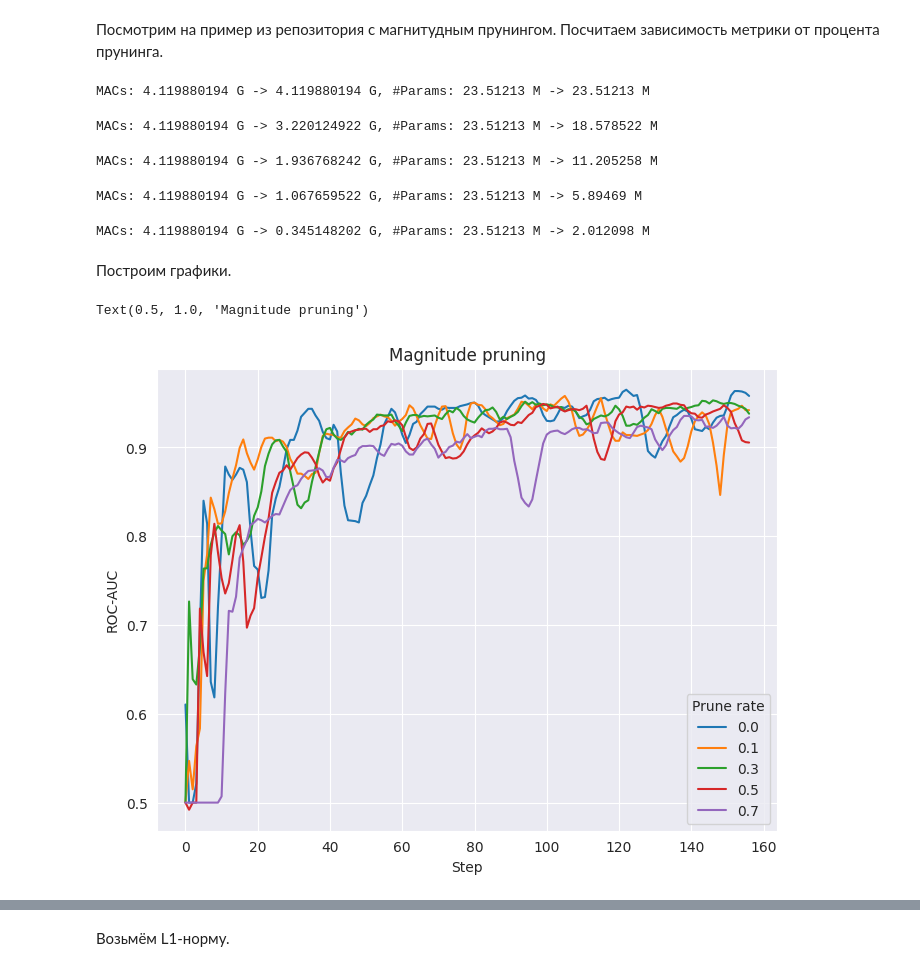
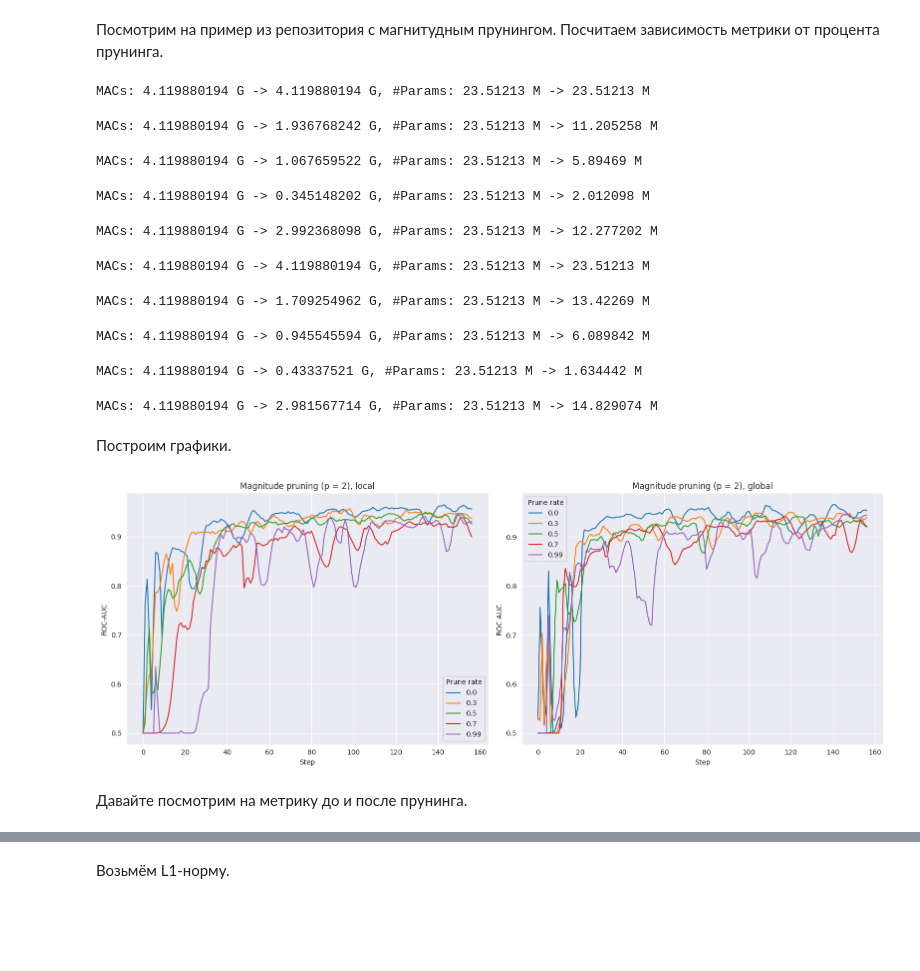
Before and after one commit to intsystems/Zero-shot-structural-pruning, a Jupyter notebook: src/depgraph-experiments.ipynb, the cells around one changed output, grey strips where cells are left out. Saved outputs shown, nothing was run; the diff lists cells and outputs as text; code cells hidden in the pictures; blank space fills up the shorter version.

```diff
--- a/src/depgraph-experiments.ipynb
+++ b/src/depgraph-experiments.ipynb
@@ -248,37 +253,67 @@ model.fc = torch.nn.Linear(model.fc.in_features, 2)
 # %% [markdown]
 Посмотрим на пример из репозитория с магнитудным прунингом. Посчитаем зависимость метрики от процента прунинга.
 # %%
-history = []
+history_local = []
+history_global = []
 
-prune_rate_grid = [0.0, 0.1, 0.3, 0.5, 0.7]
-for prune_rate in tqdm(prune_rate_grid, desc='prune rate'):
+prune_rate_grid = [0.0, 0.3, 0.5, 0.7, 0.99]
+for prune_rate in tqdm(prune_rate_grid, desc='prune rate, local'):
     pruned_model = depgraph_prune_model(
         model,
         tp.importance.GroupMagnitudeImportance(p=2),
-        prune_rate
+        prune_rate,
+        global_pruning=False
         )
 
-    history.append(
+    history_local.append(
         train_loop(pruned_model, trainloader, testloader)
     )
+
+for prune_rate in tqdm(prune_rate_grid, desc='prune rate, global'):
+    pruned_model = depgraph_prune_model(
+        model,
+        tp.importance.GroupMagnitudeImportance(p=2),
+        prune_rate,
+        global_pruning=True
+        )
+
+    history_global.append(
+        train_loop(pruned_model, trainloader, testloader)
+    )
 # %% [output]
 MACs: 4.119880194 G -> 4.119880194 G, #Params: 23.51213 M -> 23.51213 M
-MACs: 4.119880194 G -> 3.220124922 G, #Params: 23.51213 M -> 18.578522 M
+MACs: 4.119880194 G -> 1.936768242 G, #Params: 23.51213 M -> 11.205258 M
-MACs: 4.119880194 G -> 1.936768242 G, #Params: 23.51213 M -> 11.205258 M
+MACs: 4.119880194 G -> 1.067659522 G, #Params: 23.51213 M -> 5.89469 M
-MACs: 4.119880194 G -> 1.067659522 G, #Params: 23.51213 M -> 5.89469 M
+MACs: 4.119880194 G -> 0.345148202 G, #Params: 23.51213 M -> 2.012098 M
-MACs: 4.119880194 G -> 0.345148202 G, #Params: 23.51213 M -> 2.012098 M
+MACs: 4.119880194 G -> 2.992368098 G, #Params: 23.51213 M -> 12.277202 M
+MACs: 4.119880194 G -> 4.119880194 G, #Params: 23.51213 M -> 23.51213 M
+MACs: 4.119880194 G -> 1.709254962 G, #Params: 23.51213 M -> 13.42269 M
+MACs: 4.119880194 G -> 0.945545594 G, #Params: 23.51213 M -> 6.089842 M
+MACs: 4.119880194 G -> 0.43337521 G, #Params: 23.51213 M -> 1.634442 M
+MACs: 4.119880194 G -> 2.981567714 G, #Params: 23.51213 M -> 14.829074 M
 # %% [markdown]
 Построим графики.
 # %%
-plt.figure(figsize=(8, 6))
+plt.figure(figsize=(16, 6))
 
-for prune_rate, metric in zip(prune_rate_grid, history):
+plt.subplot(1, 2, 1)
+for prune_rate, metric in zip(prune_rate_grid, history_local):
     plt.plot(metric, label=prune_rate)
-
 plt.legend(title='Prune rate')
 plt.xlabel('Step')
 plt.ylabel('ROC-AUC')
-plt.title('Magnitude pruning')
+plt.title('Magnitude pruning (p = 2), local')
+
+plt.subplot(1, 2, 2)
+for prune_rate, metric in zip(prune_rate_grid, history_global):
+    plt.plot(metric, label=prune_rate)
+plt.legend(title='Prune rate')
+plt.xlabel('Step')
+plt.ylabel('ROC-AUC')
+plt.title('Magnitude pruning (p = 2), global')
+
+plt.tight_layout()
 # %% [output]
-Text(0.5, 1.0, 'Magnitude pruning')
-[figure, old version]
+[figure, new version]
+# %% [markdown]
+Давайте посмотрим на метрику до и после прунинга.
```
Also changed, not shown: parts of 13 cells of this notebook.
